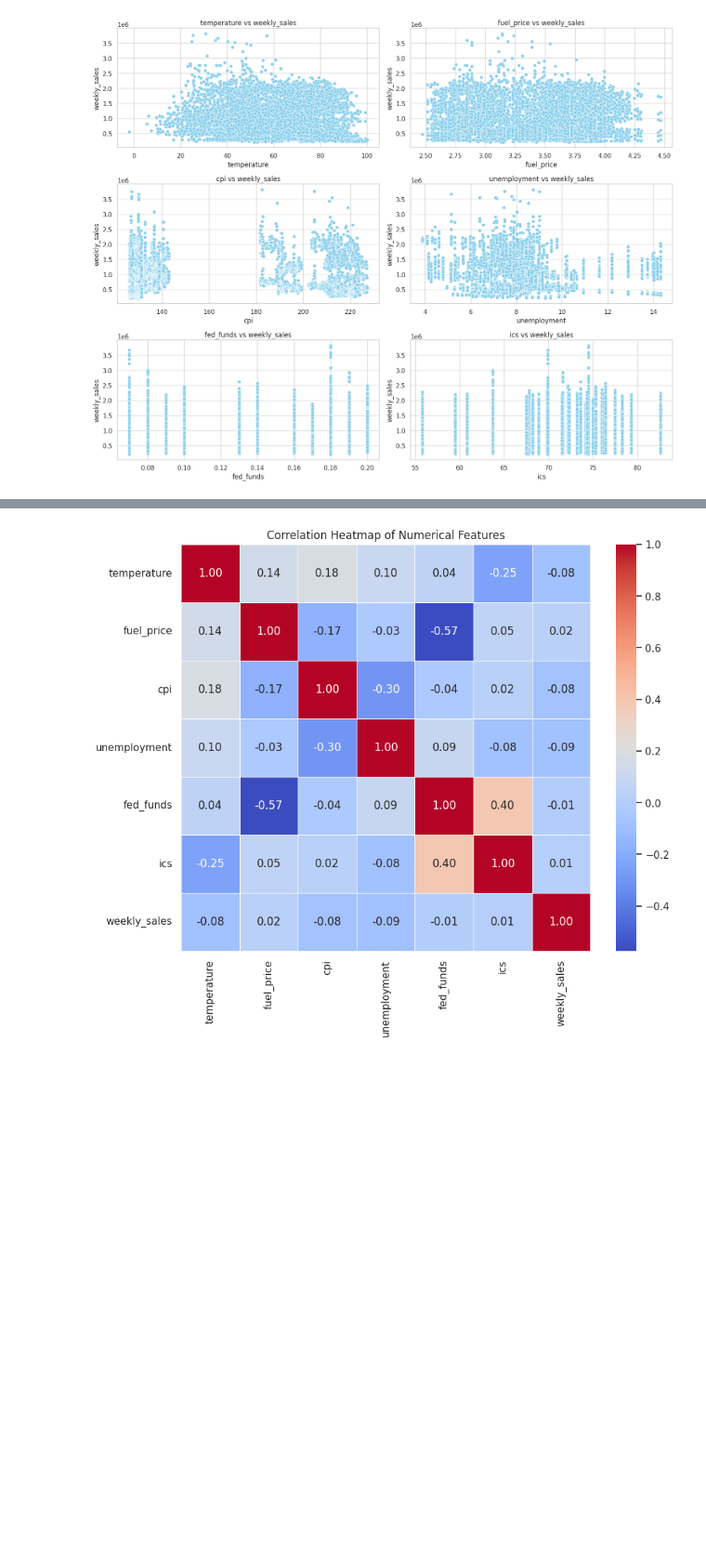
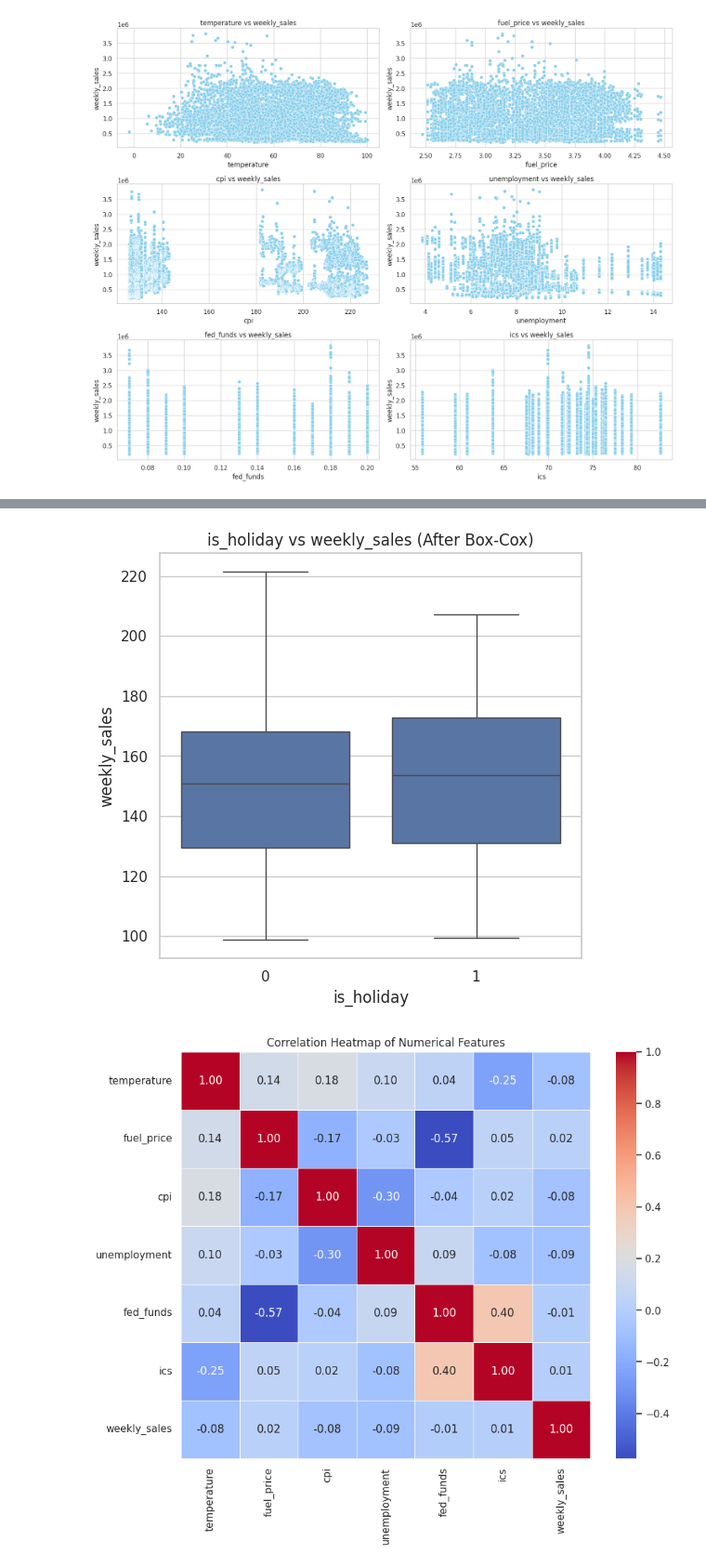
Before and after one commit to random-logic/Demand-Forecast, a Jupyter notebook: src/EDA.ipynb, the cells around one changed output, grey strips where cells are left out. Shown at 93% size. Drawn from its saved outputs; the diff is of its cells as text; code cells hidden in the pictures; blank space fills up the shorter version.

Commit message:
Constant variance / box-cox changes

```diff
--- a/src/EDA.ipynb
+++ b/src/EDA.ipynb
@@ -216,0 +160,69 @@ Box-Cox Transformation applied with lambda value: 0.2713
+# %%
+# Step 1: Define features
+categorical_features = ['is_holiday']
+numerical_features = ['temperature', 'fuel_price', 'cpi', 'unemployment', 'fed_funds', 'ics']
+
+# Collect p-values from Levene's test for each categorical feature
+levene_p_values = {}
+# Collect p-values from Breusch-Pagan test for each numerical feature
+bp_p_values = {}
+
+alpha = 0.05
+
+# Perform Levene's Test for categorical features
+for feature in categorical_features:
+    groups = [df[df[feature] == cat]['weekly_sales'] for cat in df[feature].unique()]
+    stat, p_value = stats.levene(*groups)
+    levene_p_values[feature] = p_value
+
+# Perform Breusch-Pagan Test for numerical features
+for feature in numerical_features:
+    # Perform a regression for the Breusch-Pagan test
+    model = smf.ols(f'weekly_sales ~ {feature}', data=df).fit()
+    residuals = model.resid
+    exog = sm.add_constant(df[feature])  # Add constant term for the test
+    _, p_value, _, _ = sm.stats.diagnostic.het_breuschpagan(residuals, exog)
+    bp_p_values[feature] = p_value
+
+# Step 2: Print p-values for Levene's Test and Breusch-Pagan Test
+print("Levene's Test p-values:")
+for feature, p_value in levene_p_values.items():
+    print(f"{feature}: p-value = {p_value:.4f}")
+
+print("\nBreusch-Pagan Test p-values:")
+for feature, p_value in bp_p_values.items():
+    print(f"{feature}: p-value = {p_value:.4f}")
+
+# Step 3: Check if any p-value is less than alpha (0.05)
+# If any p-value is significant, apply Box-Cox transformation
+apply_boxcox = False
+for p_value in levene_p_values.values():
+    if p_value < alpha:
+        apply_boxcox = True
+        break
+
+for p_value in bp_p_values.values():
+    if p_value < alpha:
+        apply_boxcox = True
+        break
+
+# Step 4: Apply Box-Cox transformation if necessary
+if apply_boxcox:
+    print("\nVariance is not constant, applying Box-Cox transformation on 'weekly_sales'.")
+    # Box-Cox transformation (only works for positive values)
+    df['weekly_sales'], lambda_value = stats.boxcox(df['weekly_sales'] + 1)  # Adding 1 to avoid log(0)
+    print(f"Box-Cox applied with lambda: {lambda_value:.4f}")
+
+# Step 5: Visualize the variance (before and after Box-Cox transformation)
+plt.figure(figsize=(15, 10))
+for i, feature in enumerate(categorical_features, 1):
+    plt.subplot(2, 3, i)  # 2 rows, 3 columns of subplots
+    sns.boxplot(x=feature, y='weekly_sales', data=df)
+    plt.title(f'{feature} vs weekly_sales (After Box-Cox)')
+    plt.tight_layout()
+
+plt.show()
+
+# Step 6: Save the transformed dataset
+df.to_csv("../dataset/preprocessed_dataset.csv", index=False)
+# %% [output]
@@ -217,3 +242,4 @@ Box-Cox Transformation applied with lambda value: 0.2713
+[figure, added]
 # %%
 # Correlation Heatmap for numerical features
 correlation_matrix = df[numerical_features + ['weekly_sales']].corr()
```
Also changed, not shown: parts of 3 cells of this notebook.
